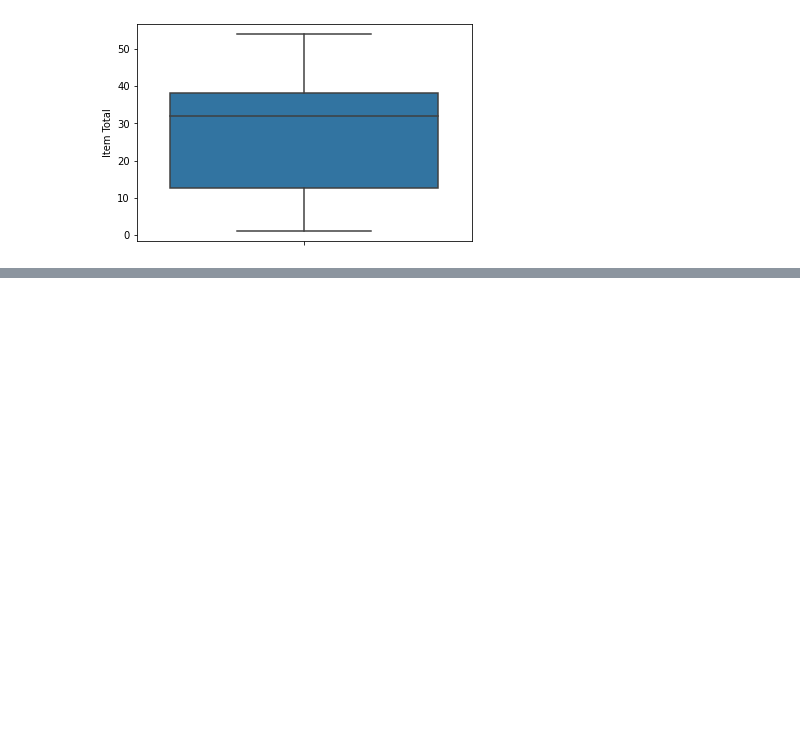
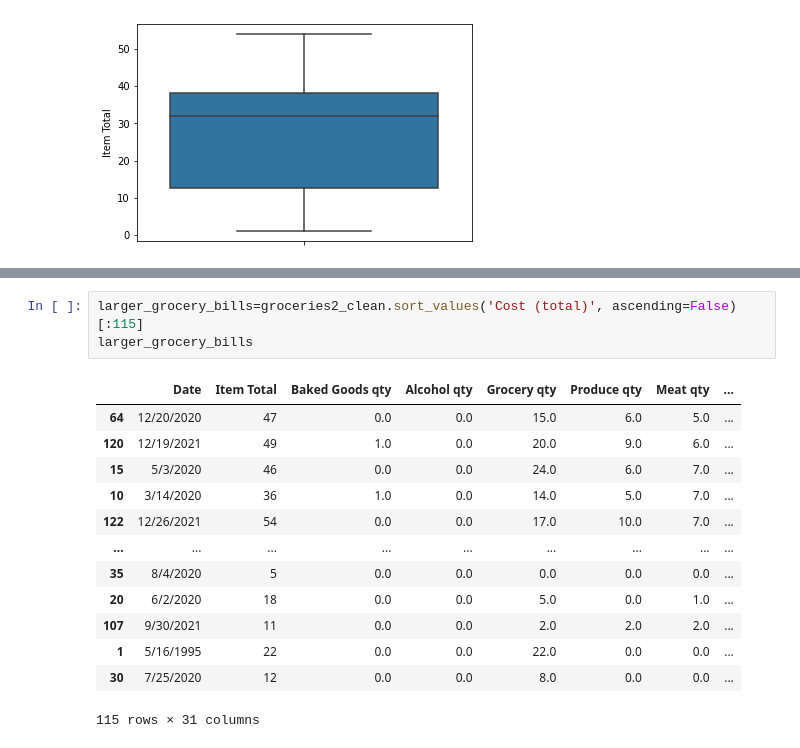
Before and after one commit to Katherine89Lee/Personal-Grocery-Project, a Jupyter notebook: Grocery Visualization.ipynb, the cells around one changed output, grey strips where cells are left out. Saved outputs shown, nothing was run; the diff lists cells and outputs as text; blank space fills up the shorter version.

```diff
--- a/Grocery Visualization.ipynb
+++ b/Grocery Visualization.ipynb
@@ -172,0 +190,17 @@ plt.show()
+# %%
+larger_grocery_bills=groceries2_clean.sort_values('Cost (total)', ascending=False)[:115]
+larger_grocery_bills
+# %% [output]
+|  | Date | Item Total | Baked Goods qty | Alcohol qty | Grocery qty | Produce qty | Meat qty | ... |
+| 64 | 12/20/2020 | 47 | 0.0 | 0.0 | 15.0 | 6.0 | 5.0 | ... |
+| 120 | 12/19/2021 | 49 | 1.0 | 0.0 | 20.0 | 9.0 | 6.0 | ... |
+| 15 | 5/3/2020 | 46 | 0.0 | 0.0 | 24.0 | 6.0 | 7.0 | ... |
+| 10 | 3/14/2020 | 36 | 1.0 | 0.0 | 14.0 | 5.0 | 7.0 | ... |
+| 122 | 12/26/2021 | 54 | 0.0 | 0.0 | 17.0 | 10.0 | 7.0 | ... |
+| ... | ... | ... | ... | ... | ... | ... | ... | ... |
+| 35 | 8/4/2020 | 5 | 0.0 | 0.0 | 0.0 | 0.0 | 0.0 | ... |
+| 20 | 6/2/2020 | 18 | 0.0 | 0.0 | 5.0 | 0.0 | 1.0 | ... |
+| 107 | 9/30/2021 | 11 | 0.0 | 0.0 | 2.0 | 2.0 | 2.0 | ... |
+| 1 | 5/16/1995 | 22 | 0.0 | 0.0 | 22.0 | 0.0 | 0.0 | ... |
+| 30 | 7/25/2020 | 12 | 0.0 | 0.0 | 8.0 | 0.0 | 0.0 | ... |
+115 rows × 31 columns
```
Also changed, not shown: parts of 4 cells of this notebook.
